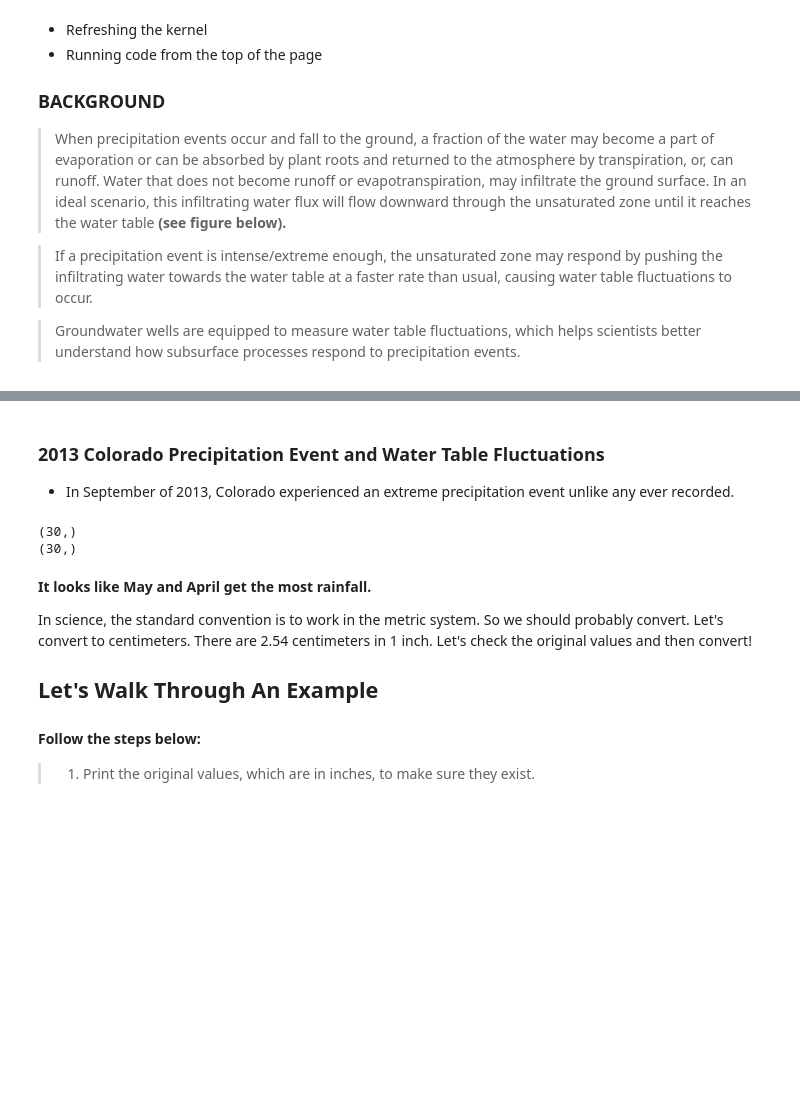
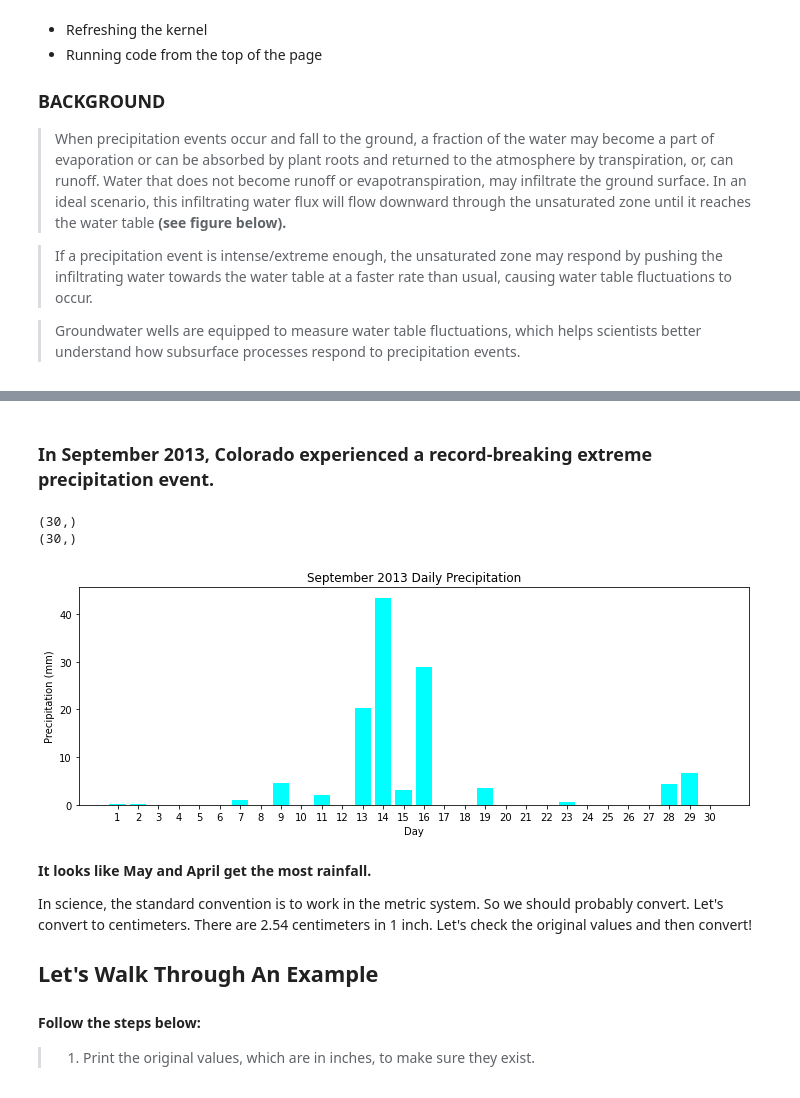
Before and after one commit to CUB-Computational-Tools/2020-ps-MzCorona, a Jupyter notebook: week3_PS_draft.ipynb, the cells around one changed output, grey strips where cells are left out. Saved outputs shown, nothing was run; the diff lists cells and outputs as text; code cells hidden in the pictures; blank space fills up the shorter version.

Commit message:
Updates to more recent precip

```diff
--- a/week3_PS_draft.ipynb
+++ b/week3_PS_draft.ipynb
@@ -46,7 +46,5 @@ __Beginner Programming Skills__
 # %% [markdown]
 ![Subsurface_Profile.PNG](attachment:Subsurface_Profile.PNG)
 # %% [markdown]
-### 2013 Colorado Precipitation Event and Water Table Fluctuations
-
-- In September of 2013, Colorado experienced an extreme precipitation event unlike any ever recorded.
+### In September 2013, Colorado experienced a record-breaking extreme precipitation event.
 # %%
@@ -65,20 +65,22 @@ print(days30.shape)
 # %%
 ################# FOR PLOTTING ####################
 # Define plot space
-fig, ax1 = plt.subplots(figsize=(10, 4))
+fig, ax1 = plt.subplots(figsize=(12, 4))
 
 # Define x and y axes
 ax1.bar(days30,
         Sep2013_daily_precip,
         color = 'cyan')
 
 # Set plot title and axes labels
 ax1.set(title = "September 2013 Daily Precipitation",
        xlabel = "Day",
-       ylabel = "Precipitation (meters/day)")
+       ylabel = "Precipitation (mm)")
 
 plt.show()
 ################# FOR PLOTTING ####################
+# %% [output]
+[figure, added]
 # %% [markdown]
 __It looks like May and April get the most rainfall.__
 
```
Also changed, not shown: parts of 1 cell of this notebook, 1 other file.
